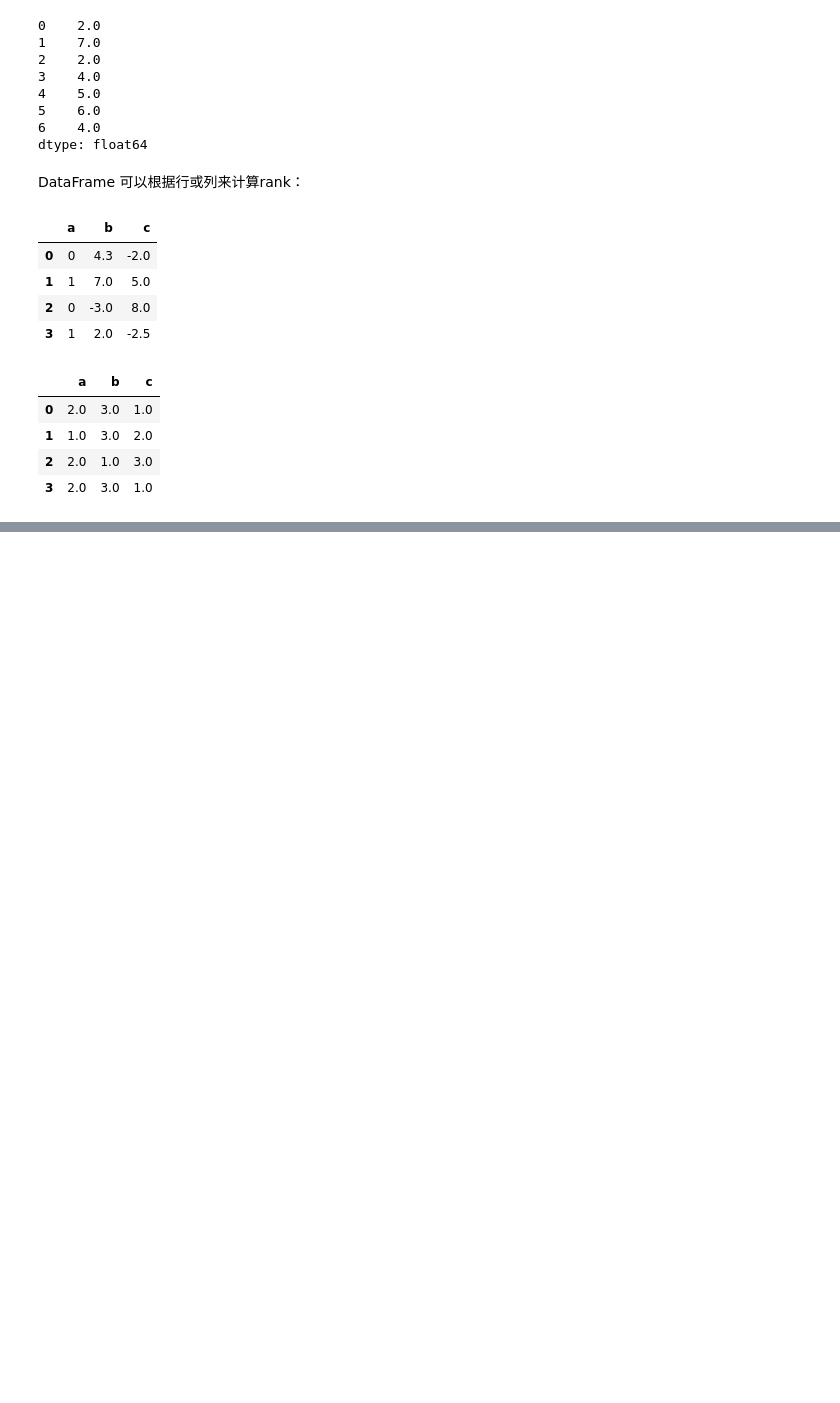
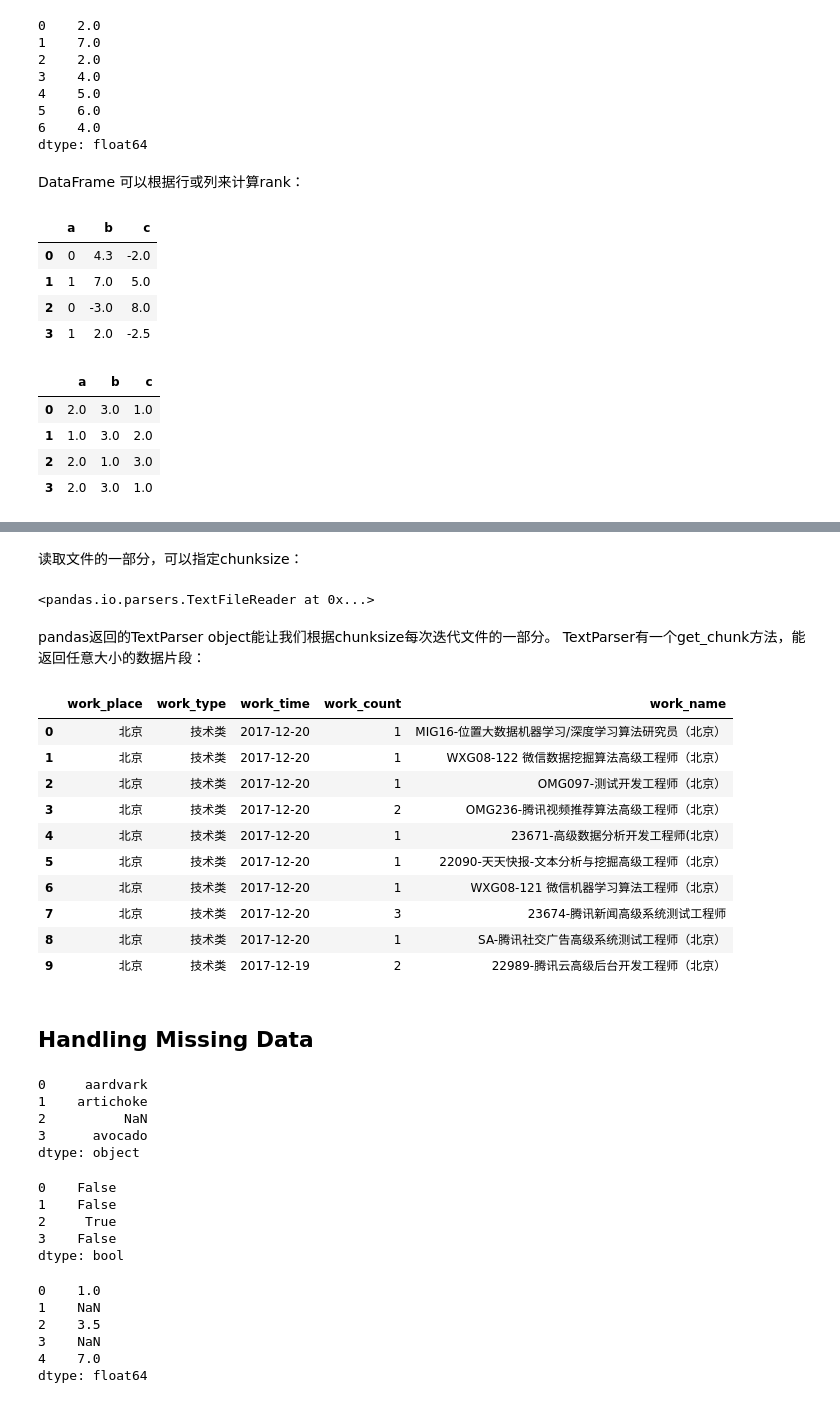
Before and after one commit to zzhhoubin/pydata, a Jupyter notebook: pandas.ipynb, the cells around one changed output, grey strips where cells are left out. Cells and saved outputs as stored; diff of their text form; code cells hidden in the pictures; blank space fills up the shorter version.

```diff
--- a/pandas.ipynb
+++ b/pandas.ipynb
@@ -571,0 +630,26 @@ df.rank(axis='columns') # columns表示列与列之间的排序（即每一行
+# %% [markdown]
+读取文件的一部分，可以指定chunksize：
+# %%
+chunker = pd.read_csv('./data/tencent_hr.csv', chunksize=1000)
+chunker
+# %% [output]
+<pandas.io.parsers.TextFileReader at 0x...>
+# %% [markdown]
+pandas返回的TextParser object能让我们根据chunksize每次迭代文件的一部分。
+TextParser有一个get_chunk方法，能返回任意大小的数据片段：
+# %%
+chunker.get_chunk(10)
+# %% [output]
+|  | work_place | work_type | work_time | work_count | work_name |
+| 0 | 北京 | 技术类 | 2017-12-20 | 1 | MIG16-位置大数据机器学习/深度学习算法研究员（北京） |
+| 1 | 北京 | 技术类 | 2017-12-20 | 1 | WXG08-122 微信数据挖掘算法高级工程师（北京） |
+| 2 | 北京 | 技术类 | 2017-12-20 | 1 | OMG097-测试开发工程师（北京） |
+| 3 | 北京 | 技术类 | 2017-12-20 | 2 | OMG236-腾讯视频推荐算法高级工程师（北京） |
+| 4 | 北京 | 技术类 | 2017-12-20 | 1 | 23671-高级数据分析开发工程师(北京） |
+| 5 | 北京 | 技术类 | 2017-12-20 | 1 | 22090-天天快报-文本分析与挖掘高级工程师（北京） |
+| 6 | 北京 | 技术类 | 2017-12-20 | 1 | WXG08-121 微信机器学习算法工程师（北京） |
+| 7 | 北京 | 技术类 | 2017-12-20 | 3 | 23674-腾讯新闻高级系统测试工程师 |
+| 8 | 北京 | 技术类 | 2017-12-20 | 1 | SA-腾讯社交广告高级系统测试工程师（北京） |
+| 9 | 北京 | 技术类 | 2017-12-19 | 2 | 22989-腾讯云高级后台开发工程师（北京） |
+# %% [markdown]
+## Handling Missing Data
@@ -571,0 +659,27 @@ df.rank(axis='columns') # columns表示列与列之间的排序（即每一行
+# %%
+string_data = pd.Series(['aardvark', 'artichoke', np.nan, 'avocado'])
+string_data
+# %% [output]
+0     aardvark
+1    artichoke
+2          NaN
+3      avocado
+dtype: object
+# %%
+string_data.isnull()
+# %% [output]
+0    False
+1    False
+2     True
+3    False
+dtype: bool
+# %%
+data = pd.Series([1, np.nan, 3.5, np.nan, 7])
+data
+# %% [output]
+0    1.0
+1    NaN
+2    3.5
+3    NaN
+4    7.0
+dtype: float64
```
Also changed, not shown: parts of 36 cells of this notebook.
